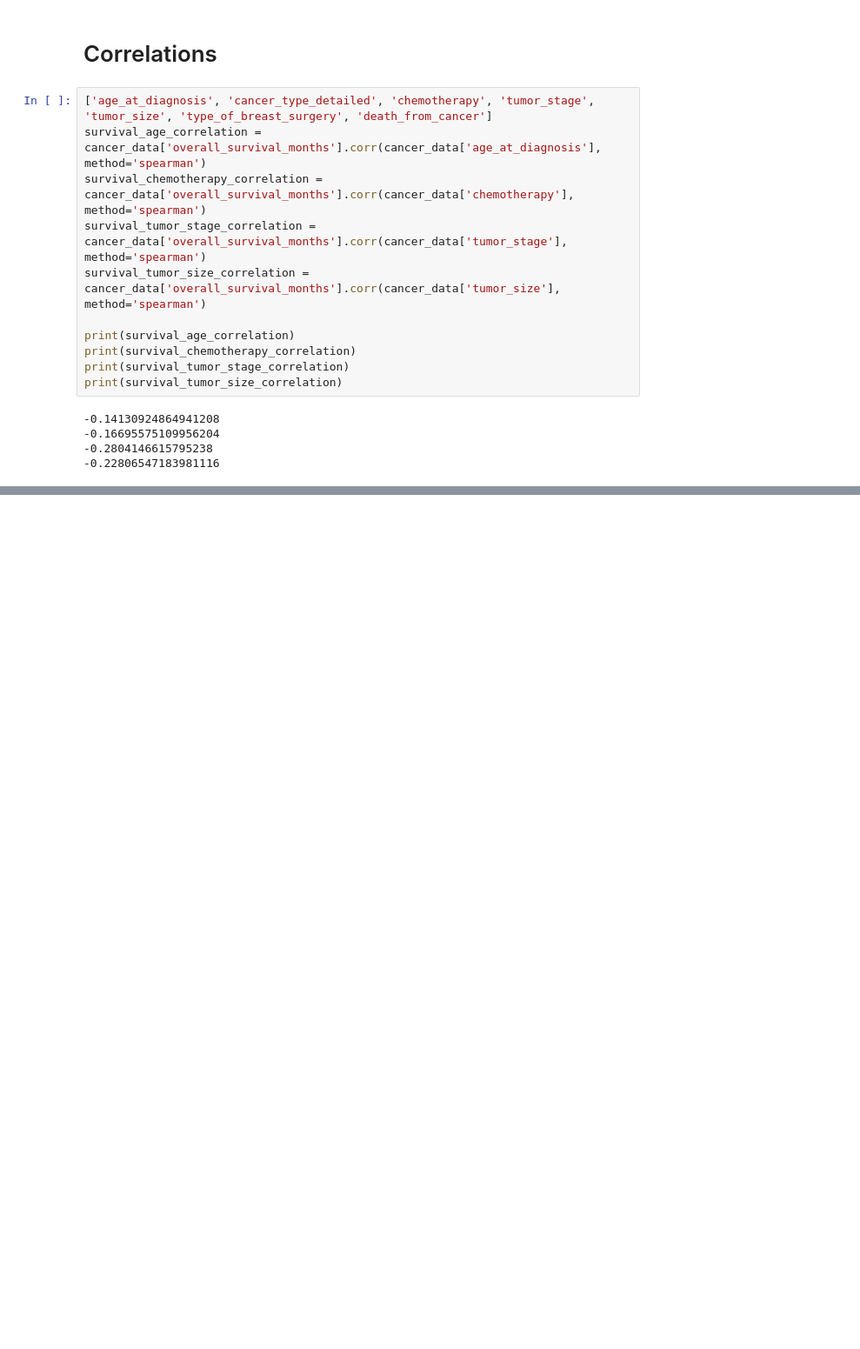
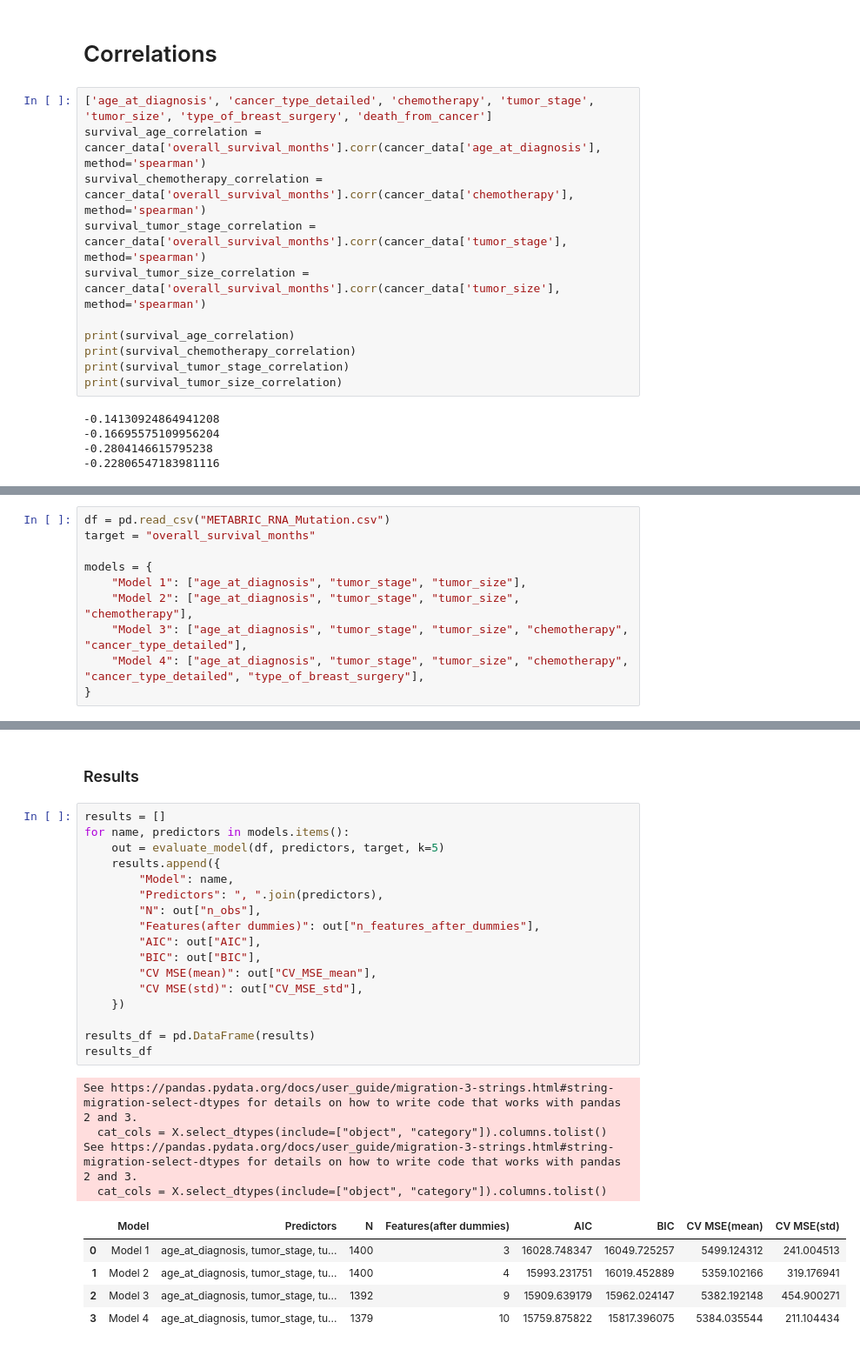
Before and after one commit to harrisdurrani/data_mining_project, a Jupyter notebook: project.ipynb, the cells around one changed output, grey strips where cells are left out. Shown at 87% size. Cells and saved outputs as stored; diff of their text form; blank space fills up the shorter version.

Commit message:
Updated section 2 baseline regression model and 3 variable selection

```diff
--- a/project.ipynb
+++ b/project.ipynb
@@ -91,0 +158,10 @@ print(survival_tumor_size_correlation)
+# %%
+df = pd.read_csv("METABRIC_RNA_Mutation.csv")
+target = "overall_survival_months"
+
+models = {
+    "Model 1": ["age_at_diagnosis", "tumor_stage", "tumor_size"],
+    "Model 2": ["age_at_diagnosis", "tumor_stage", "tumor_size", "chemotherapy"],
+    "Model 3": ["age_at_diagnosis", "tumor_stage", "tumor_size", "chemotherapy", "cancer_type_detailed"],
+    "Model 4": ["age_at_diagnosis", "tumor_stage", "tumor_size", "chemotherapy", "cancer_type_detailed", "type_of_breast_surgery"],
+}
@@ -91,0 +220,29 @@ print(survival_tumor_size_correlation)
+# %% [markdown]
+### Results
+# %%
+results = []
+for name, predictors in models.items():
+    out = evaluate_model(df, predictors, target, k=5)
+    results.append({
+        "Model": name,
+        "Predictors": ", ".join(predictors),
+        "N": out["n_obs"],
+        "Features(after dummies)": out["n_features_after_dummies"],
+        "AIC": out["AIC"],
+        "BIC": out["BIC"],
+        "CV MSE(mean)": out["CV_MSE_mean"],
+        "CV MSE(std)": out["CV_MSE_std"],
+    })
+
+results_df = pd.DataFrame(results)
+results_df
+# %% [output]
+See https://pandas.pydata.org/docs/user_guide/migration-3-strings.html#string-migration-select-dtypes for details on how to write code that works with pandas 2 and 3.
+  cat_cols = X.select_dtypes(include=["object", "category"]).columns.tolist()
+See https://pandas.pydata.org/docs/user_guide/migration-3-strings.html#string-migration-select-dtypes for details on how to write code that works with pandas 2 and 3.
+  cat_cols = X.select_dtypes(include=["object", "category"]).columns.tolist()
+|  | Model | Predictors | N | Features(after dummies) | AIC | BIC | CV MSE(mean) | CV MSE(std) |
+| 0 | Model 1 | age_at_diagnosis, tumor_stage, tu... | 1400 | 3 | 16028.748347 | 16049.725257 | 5499.124312 | 241.004513 |
+| 1 | Model 2 | age_at_diagnosis, tumor_stage, tu... | 1400 | 4 | 15993.231751 | 16019.452889 | 5359.102166 | 319.176941 |
+| 2 | Model 3 | age_at_diagnosis, tumor_stage, tu... | 1392 | 9 | 15909.639179 | 15962.024147 | 5382.192148 | 454.900271 |
+| 3 | Model 4 | age_at_diagnosis, tumor_stage, tu... | 1379 | 10 | 15759.875822 | 15817.396075 | 5384.035544 | 211.104434 |
```
Also changed, not shown: parts of 11 cells of this notebook.
